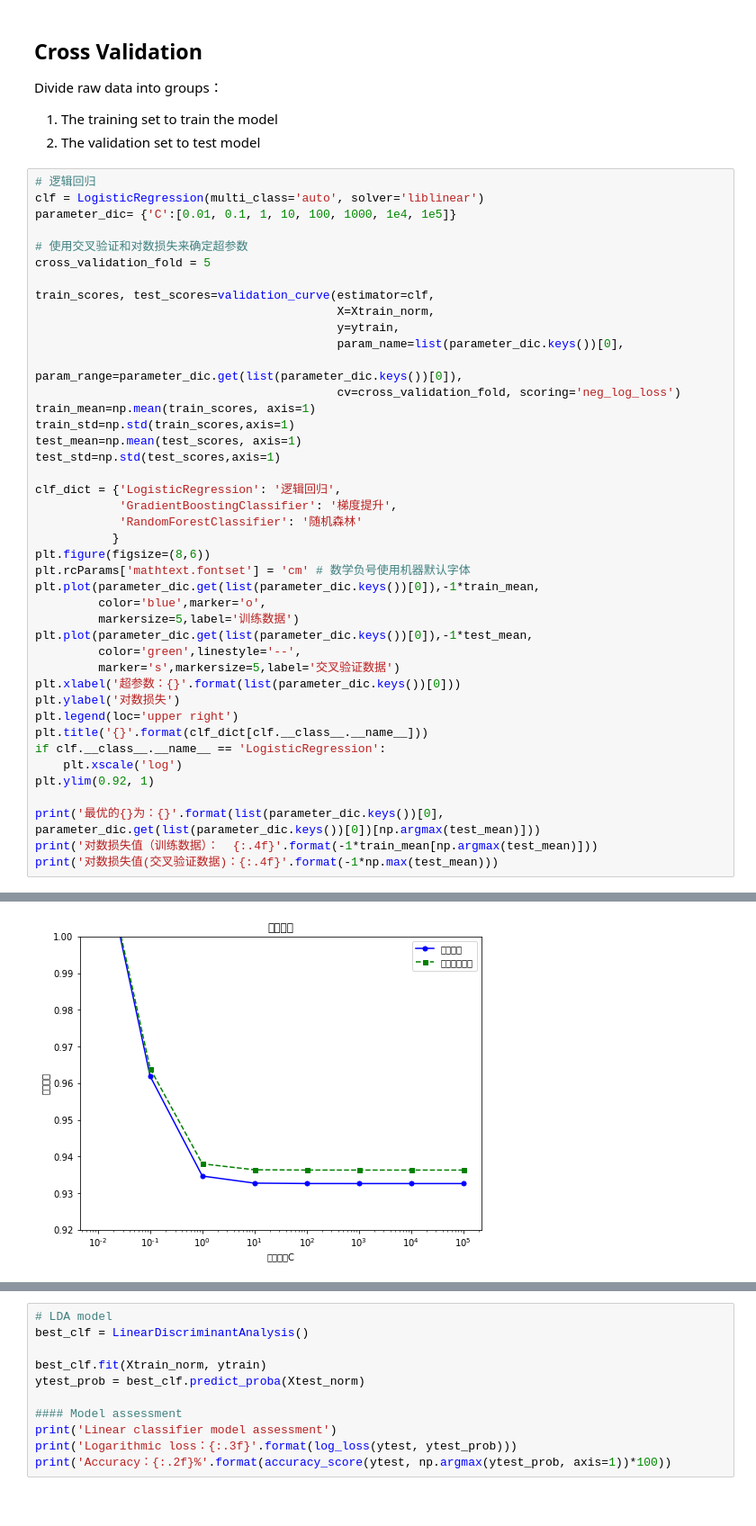
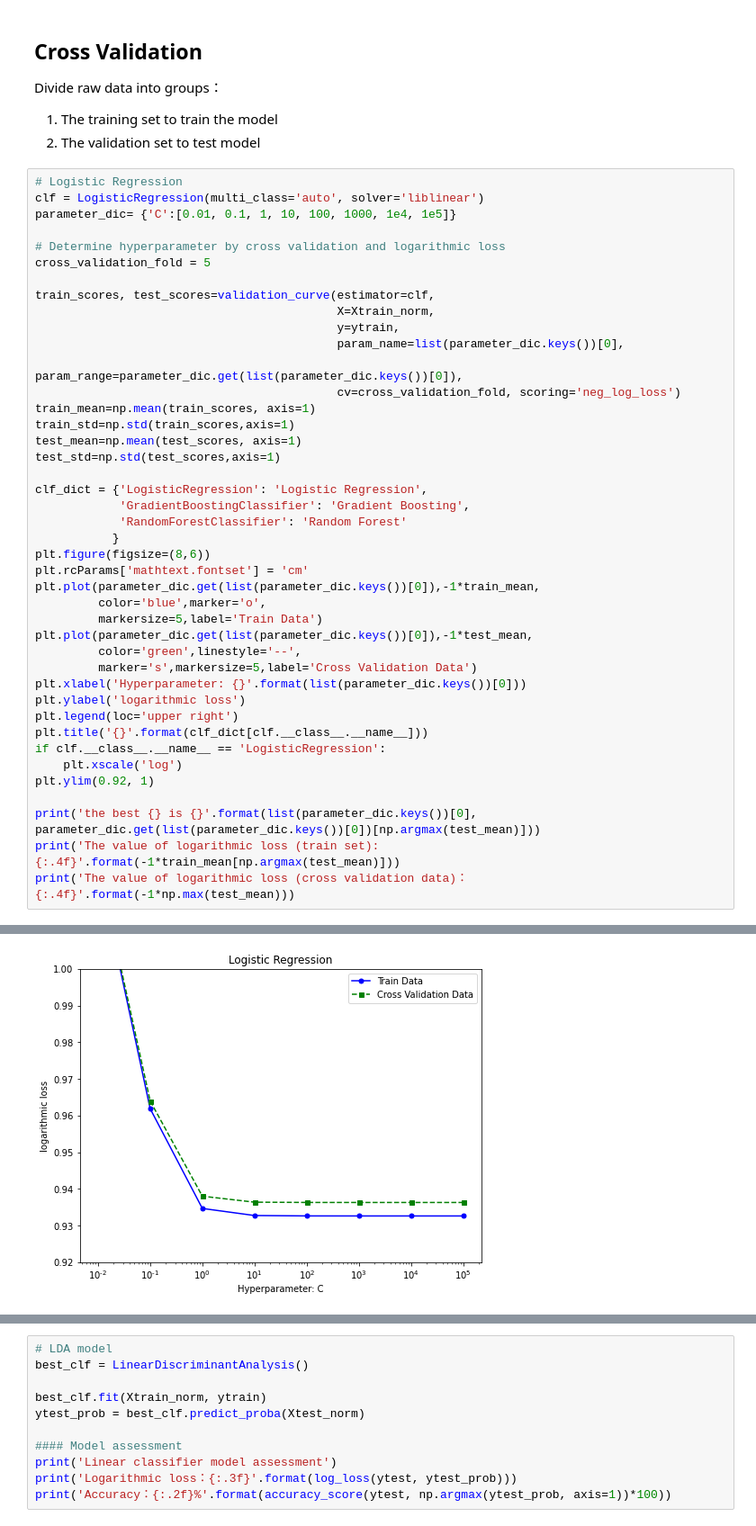
Before and after one commit to bw98/info6105final, a Jupyter notebook: final.ipynb, the cells around one changed output, grey strips where cells are left out. Shown at 90% size. Saved outputs shown, nothing was run; the diff lists cells and outputs as text.

```diff
--- a/final.ipynb
+++ b/final.ipynb
@@ -612,11 +702,11 @@ Divide raw data into groups：
 1. The training set to train the model
 2. The validation set to test model
 # %%
-# 逻辑回归
+# Logistic Regression
 clf = LogisticRegression(multi_class='auto', solver='liblinear')
 parameter_dic= {'C':[0.01, 0.1, 1, 10, 100, 1000, 1e4, 1e5]}
 
-# 使用交叉验证和对数损失来确定超参数
+# Determine hyperparameter by cross validation and logarithmic loss
 cross_validation_fold = 5
 
 train_scores, test_scores=validation_curve(estimator=clf,
@@ -630,27 +720,27 @@ train_std=np.std(train_scores,axis=1)
 test_mean=np.mean(test_scores, axis=1)
 test_std=np.std(test_scores,axis=1)
 
-clf_dict = {'LogisticRegression': '逻辑回归',
-            'GradientBoostingClassifier': '梯度提升',
-            'RandomForestClassifier': '随机森林'
+clf_dict = {'LogisticRegression': 'Logistic Regression',
+            'GradientBoostingClassifier': 'Gradient Boosting',
+            'RandomForestClassifier': 'Random Forest'
            }
 plt.figure(figsize=(8,6))
-plt.rcParams['mathtext.fontset'] = 'cm' # 数学负号使用机器默认字体
+plt.rcParams['mathtext.fontset'] = 'cm'
 plt.plot(parameter_dic.get(list(parameter_dic.keys())[0]),-1*train_mean,
          color='blue',marker='o',
-         markersize=5,label='训练数据')
+         markersize=5,label='Train Data')
 plt.plot(parameter_dic.get(list(parameter_dic.keys())[0]),-1*test_mean,
          color='green',linestyle='--',
-         marker='s',markersize=5,label='交叉验证数据')
-plt.xlabel('超参数：{}'.format(list(parameter_dic.keys())[0]))
-plt.ylabel('对数损失')
+         marker='s',markersize=5,label='Cross Validation Data')
+plt.xlabel('Hyperparameter: {}'.format(list(parameter_dic.keys())[0]))
+plt.ylabel('logarithmic loss')
 plt.legend(loc='upper right')
 plt.title('{}'.format(clf_dict[clf.__class__.__name__]))
 if clf.__class__.__name__ == 'LogisticRegression':
     plt.xscale('log')
 plt.ylim(0.92, 1)
 
-print('最优的{}为：{}'.format(list(parameter_dic.keys())[0], parameter_dic.get(list(parameter_dic.keys())[0])[np.argmax(test_mean)]))
-print('对数损失值（训练数据）：  {:.4f}'.format(-1*train_mean[np.argmax(test_mean)]))
-print('对数损失值(交叉验证数据)：{:.4f}'.format(-1*np.max(test_mean)))
+print('the best {} is {}'.format(list(parameter_dic.keys())[0], parameter_dic.get(list(parameter_dic.keys())[0])[np.argmax(test_mean)]))
+print('The value of logarithmic loss (train set):  {:.4f}'.format(-1*train_mean[np.argmax(test_mean)]))
+print('The value of logarithmic loss (cross validation data)：{:.4f}'.format(-1*np.max(test_mean)))
 # %% [output]
@@ -660,4 +750,4 @@ print('对数损失值(交叉验证数据)：{:.4f}'.format(-1*np.max(test_mean)
-[figure, old version]
+[figure, new version]
 # %%
 best_clf = LogisticRegression(C=100000, multi_class='auto', solver='liblinear')
 
```
Also changed, not shown: parts of 34 cells of this notebook, 6 other files.
